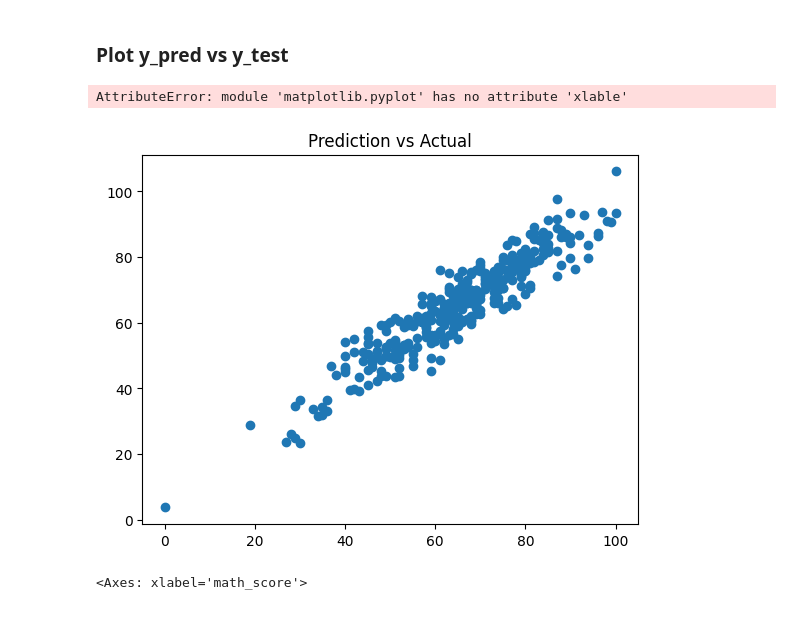
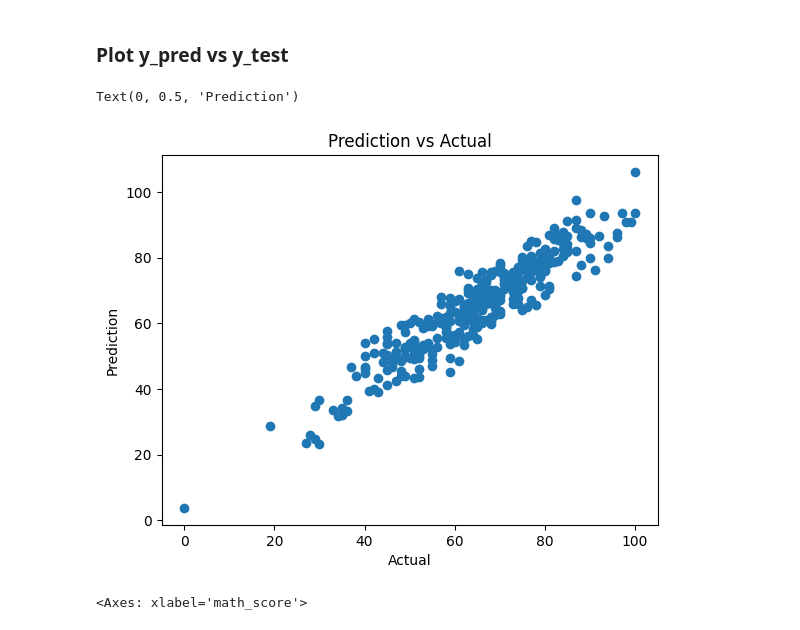
Before and after one commit to Pallab1995/ML_Project, a Jupyter notebook: notebook/2. MODEL TRAINING.ipynb, the cells around one changed output. Saved outputs shown, nothing was run; the diff lists cells and outputs as text; code cells hidden in the pictures.

```diff
--- a/notebook/2. MODEL TRAINING.ipynb
+++ b/notebook/2. MODEL TRAINING.ipynb
@@ -176,11 +176,11 @@ import matplotlib.pyplot as plt
 # %%
 plt.scatter(y_test,y_pred)
 plt.title("Prediction vs Actual")
-plt.xlable('Actual')
+plt.xlabel('Actual')
 plt.ylabel('Prediction')
 # %% [output]
-AttributeError: module 'matplotlib.pyplot' has no attribute 'xlable'
+Text(0, 0.5, 'Prediction')
-[figure, old version]
+[figure, new version]
 # %%
 sns.regplot(x=y_test,y=y_pred,ci=None,color='red')
 # %% [output]
```
Also changed, not shown: parts of 2 cells of this notebook, 10 other files.
